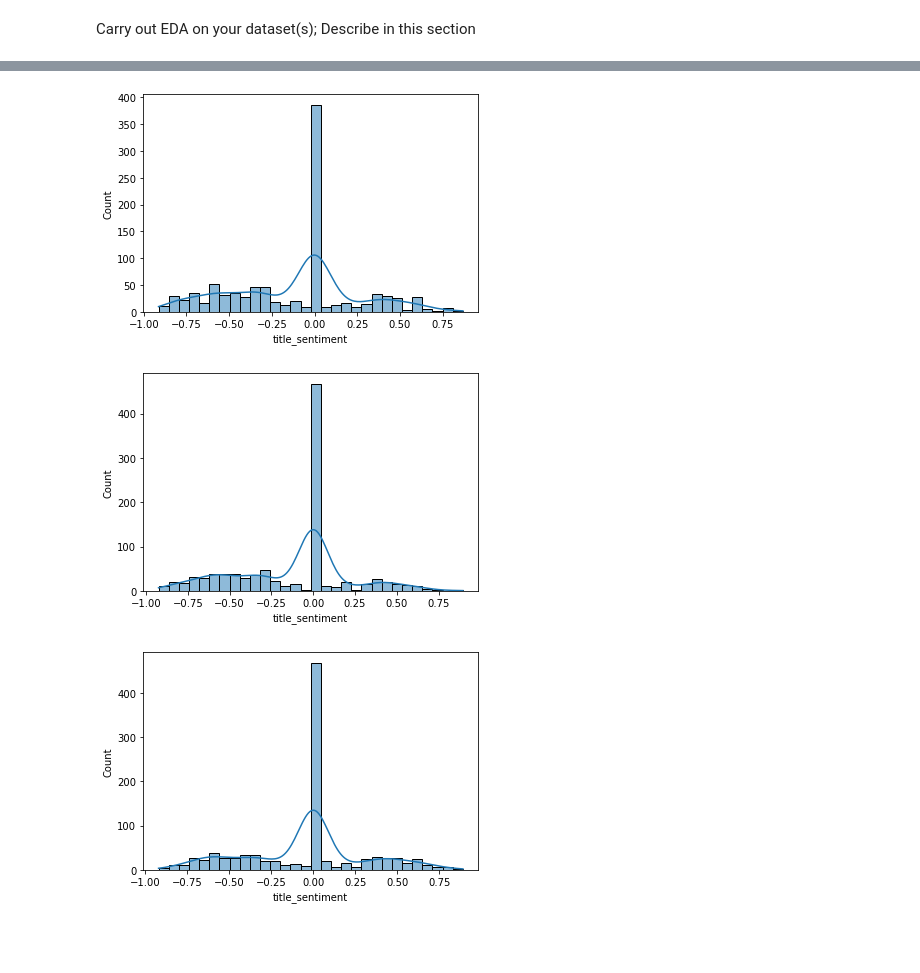
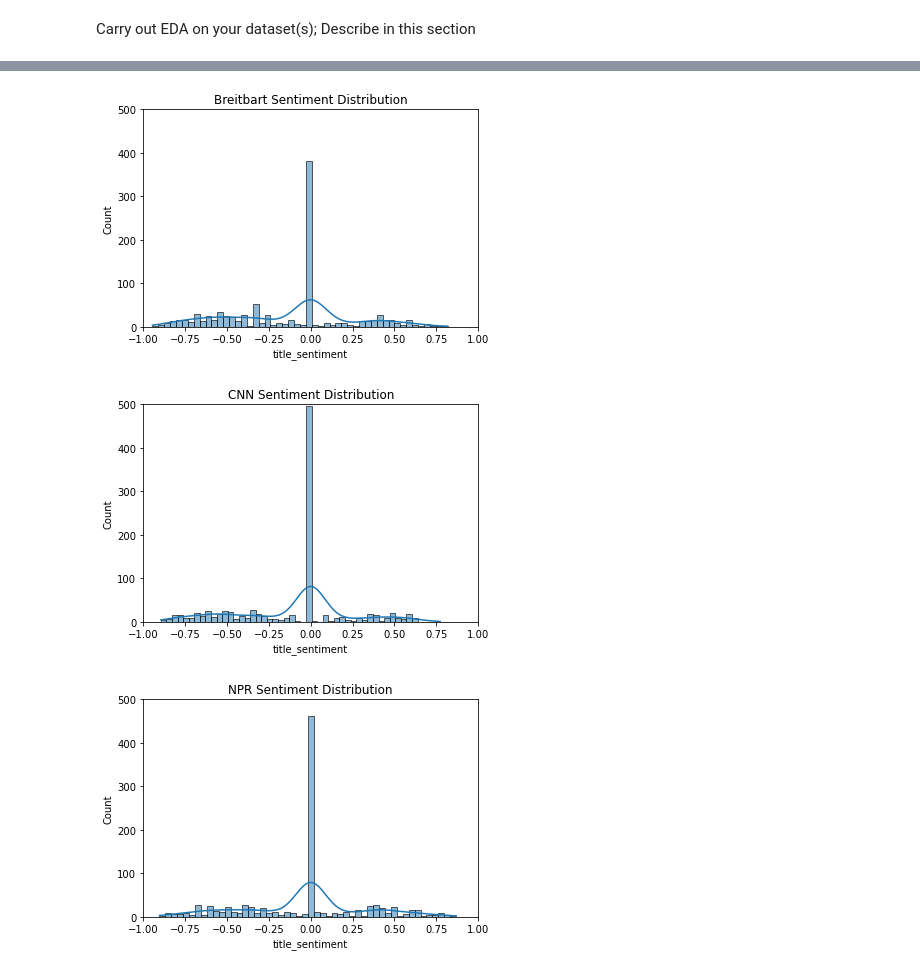
Before and after one commit to bridge-exe/Political-Polarity-Sentiments, a Jupyter notebook: EDACheckpoint_group046.ipynb, the cells around one changed output, grey strips where cells are left out. Cells and saved outputs as stored; diff of their text form; code cells hidden in the pictures; blank space fills up the shorter version.

```diff
--- a/EDACheckpoint_group046.ipynb
+++ b/EDACheckpoint_group046.ipynb
@@ -233,16 +236,28 @@ sns.histplot(news['title_sentiment'], bins=10, kde=True);
 # %%
 breitbart = news[news['publication'] == 'Breitbart']
-sns.histplot(breitbart['title_sentiment'], bins=30, kde=True);
+breitbart_plot = sns.histplot(breitbart['title_sentiment'], bins=50, kde=True)
+
+breitbart_plot.set_title("Breitbart Sentiment Distribution")
+breitbart_plot.set(ylim=(0,500))
+breitbart_plot.set(xlim=(-1,1));
 # %% [output]
-[figure, old version]
+[figure, new version]
 # %%
 cnn = news[news['publication'] == 'CNN']
-sns.histplot(cnn['title_sentiment'], bins=30, kde=True);
+cnn_plot = sns.histplot(cnn['title_sentiment'], bins=50, kde=True);
+
+cnn_plot.set_title("CNN Sentiment Distribution");
+cnn_plot.set(ylim=(0,500));
+cnn_plot.set(xlim=(-1,1));
 # %% [output]
-[figure, old version]
+[figure, new version]
 # %%
 npr = news[news['publication'] == 'NPR']
-sns.histplot(npr['title_sentiment'], bins=30, kde=True);
+npr_plot = sns.histplot(npr['title_sentiment'], bins=50, kde=True);
+
+npr_plot.set_title("NPR Sentiment Distribution");
+npr_plot.set(ylim=(0,500));
+npr_plot.set(xlim=(-1,1));
 # %% [output]
-[figure, old version]
+[figure, new version]
 # %%
```
Also changed, not shown: parts of 6 cells of this notebook.
